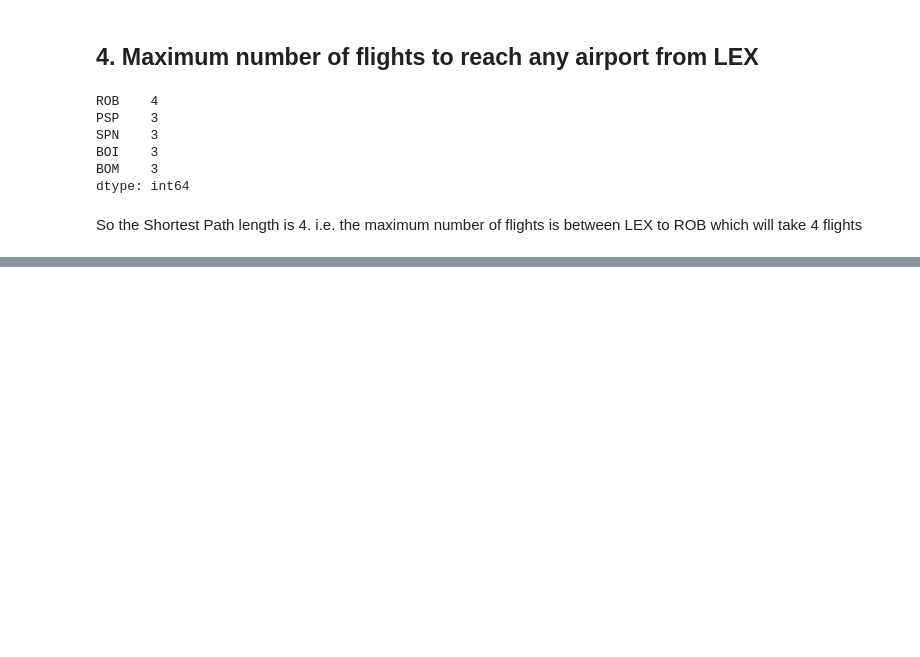
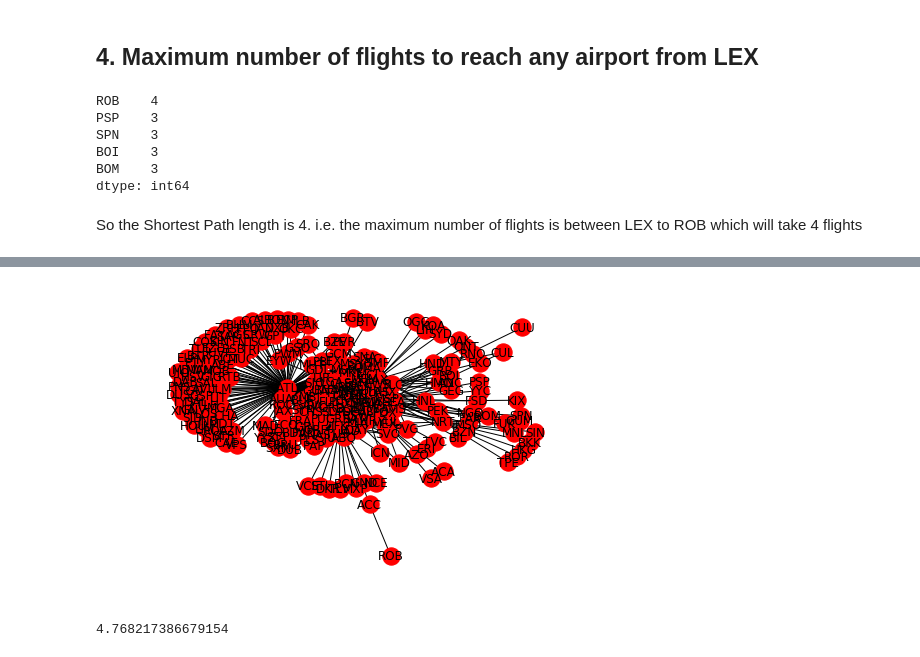
Before and after one commit to jawadmhoque/ce599, a Jupyter notebook: 14-Networks/Networks.ipynb, the cells around one changed output, grey strips where cells are left out. Saved outputs shown, nothing was run; the diff lists cells and outputs as text; code cells hidden in the pictures; blank space fills up the shorter version.

```diff
--- a/14-Networks/Networks.ipynb
+++ b/14-Networks/Networks.ipynb
@@ -468,0 +472,13 @@ So the Shortest Path length is 4. i.e. the maximum number of flights is between
+# %%
+from geopy.distance import great_circle
+airport_set = set()
+route_set = set()
+def great_circle_dist(startlat, startlon, endlat, endlon):
+    start = (startlat, startlon)
+    end = (endlat, endlon)
+    dist = great_circle(start, end).miles
+    return dist
+# %%
+routes=routes.assign(Dist= great_circle_dist(row["latitude_source"], row["longitude_source"],
+                              row["latitude_dest"],row["longitude_dest"]))
+routes.head()
@@ -468,0 +492,3 @@ So the Shortest Path length is 4. i.e. the maximum number of flights is between
+# %%
+routes=routes.assign(TravelTimeHrs=routes['Dist']/500+1)
+routes.head()
@@ -468,0 +502,10 @@ So the Shortest Path length is 4. i.e. the maximum number of flights is between
+# %%
+flights=nx.from_pandas_dataframe(routes, 'source', 'dest',edge_attr='TravelTimeHrs')
+nx.draw(flights, with_labels=True)
+plt.show()
+# %% [output]
+[figure, added]
+# %%
+nx.shortest_path_length(flights, 'LEX','HNL',weight='TravelTimeHrs')
+# %% [output]
+4.768217386679154
```
Also changed, not shown: parts of 3 cells of this notebook.
